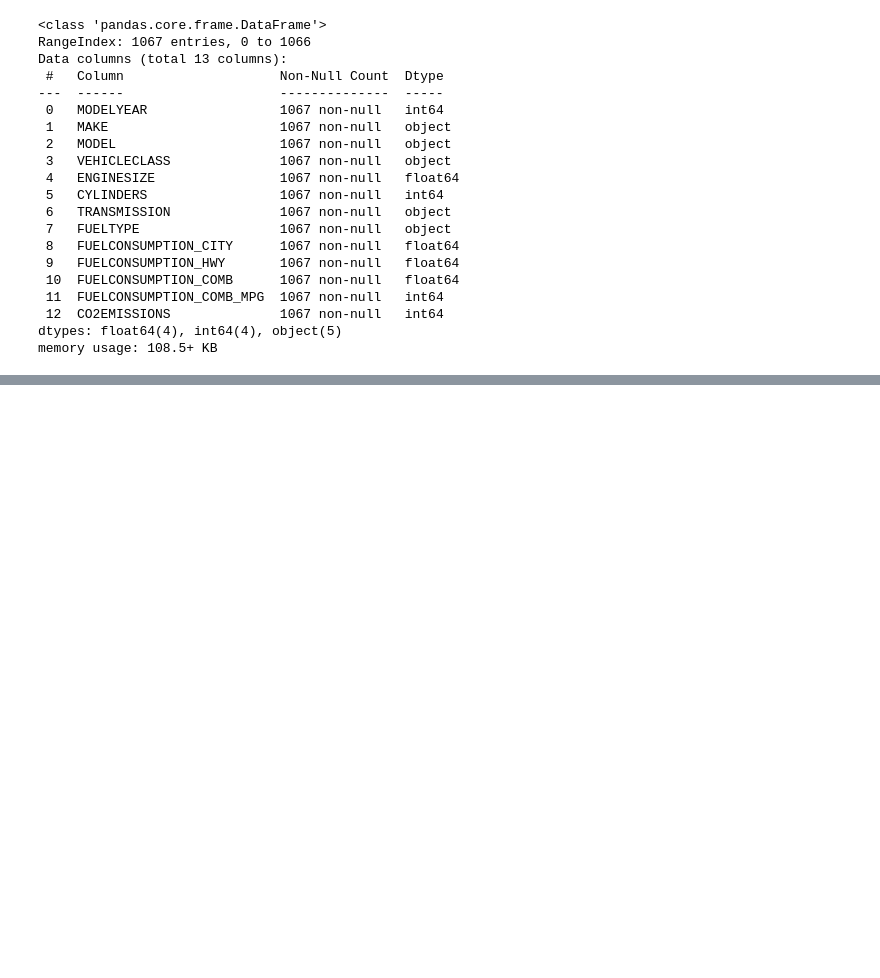
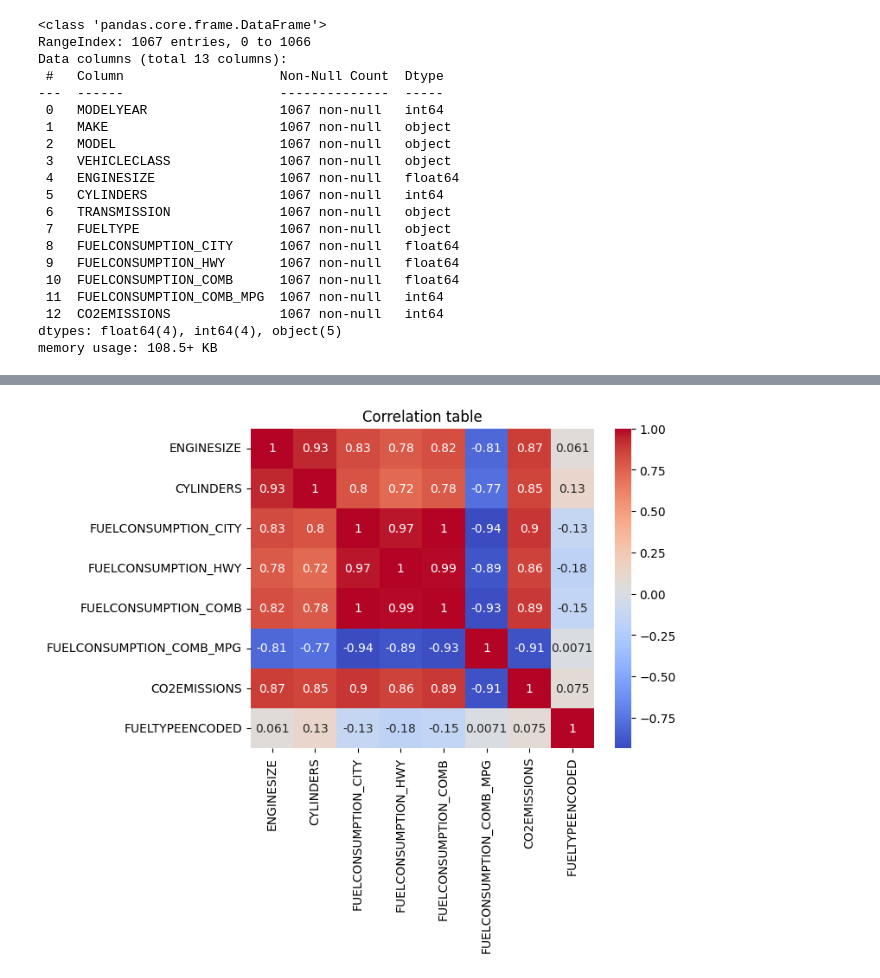
Before and after one commit to Omar-oymk/ibm_ml_course_labs, a Jupyter notebook: SimpleLinearRegression/Simple-Linear-Regression.ipynb, the cells around one changed output, grey strips where cells are left out. Cells and saved outputs as stored; diff of their text form; code cells hidden in the pictures; blank space fills up the shorter version.

```diff
--- a/SimpleLinearRegression/Simple-Linear-Regression.ipynb
+++ b/SimpleLinearRegression/Simple-Linear-Regression.ipynb
@@ -81,0 +84,9 @@ df.sample(5)
+# %%
+# Now print the correlation table and plot the heatmap
+corr = df.corr()
+
+sb.heatmap(corr, cmap = "coolwarm", annot = True)
+plt.title("Correlation table")
+plt.show()
+# %% [output]
+[figure, added]
```
Also changed, not shown: parts of 4 cells of this notebook.
